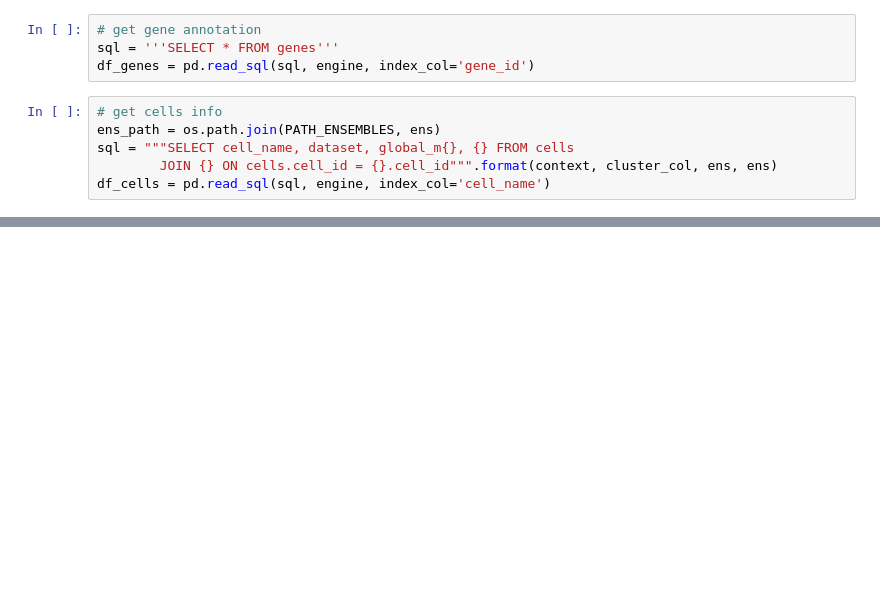
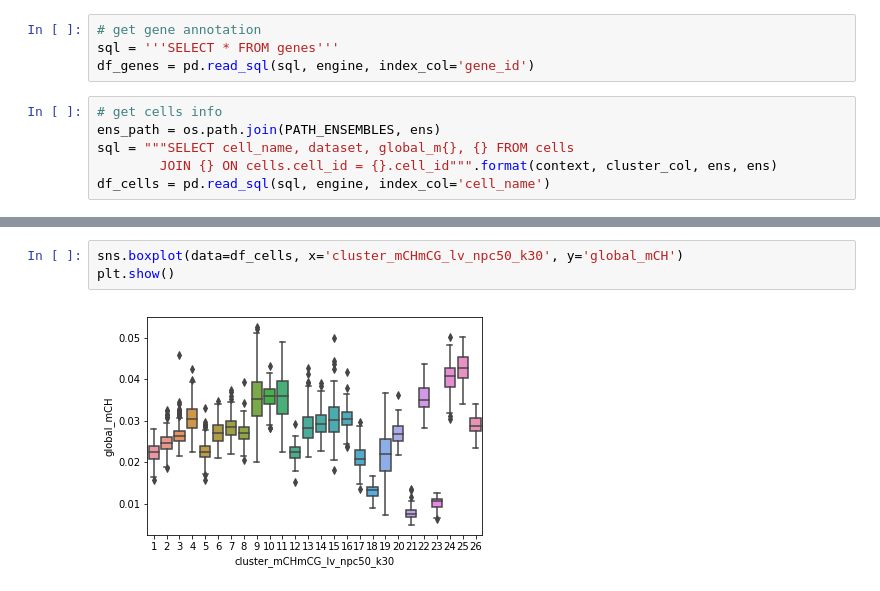
Before and after one commit to mukamel-lab-team/snmcseq, a Jupyter notebook: marker_genes.ipynb, the cells around one changed output, grey strips where cells are left out. Cells and saved outputs as stored; diff of their text form; blank space fills up the shorter version.

```diff
--- a/marker_genes.ipynb
+++ b/marker_genes.ipynb
@@ -190,0 +185,5 @@ logging.info("Got cluster_mcc matrix: {}".format(cluster_mcc.shape))
+# %%
+sns.boxplot(data=df_cells, x='cluster_mCHmCG_lv_npc50_k30', y='global_mCH')
+plt.show()
+# %% [output]
+[figure, added]
```
Also changed, not shown: parts of 25 cells of this notebook, 41 other files.
